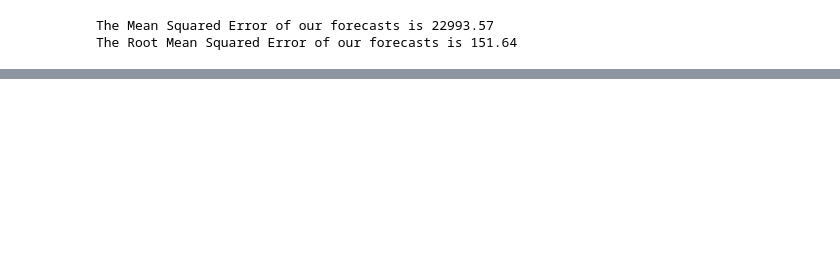
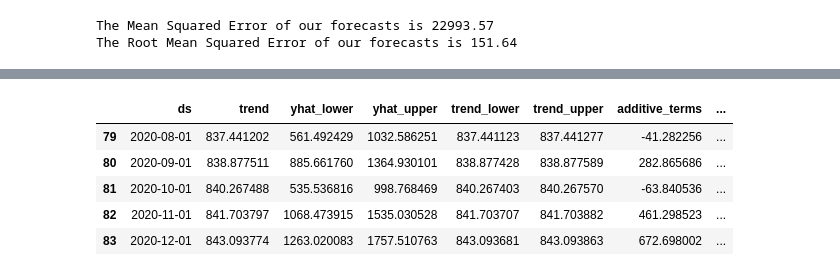
Before and after one commit to aldodec/Time_Series_Analysis, a Jupyter notebook: Time_Series_Analysis.ipynb, the cells around one changed output, grey strips where cells are left out. Saved outputs shown, nothing was run; the diff lists cells and outputs as text; code cells hidden in the pictures; blank space fills up the shorter version.

```diff
--- a/Time_Series_Analysis.ipynb
+++ b/Time_Series_Analysis.ipynb
@@ -227,0 +262,9 @@ plt.show()
+# %%
+forecast.tail()
+# %% [output]
+|  | ds | trend | yhat_lower | yhat_upper | trend_lower | trend_upper | additive_terms | ... |
+| 79 | 2020-08-01 | 837.441202 | 561.492429 | 1032.586251 | 837.441123 | 837.441277 | -41.282256 | ... |
+| 80 | 2020-09-01 | 838.877511 | 885.661760 | 1364.930101 | 838.877428 | 838.877589 | 282.865686 | ... |
+| 81 | 2020-10-01 | 840.267488 | 535.536816 | 998.768469 | 840.267403 | 840.267570 | -63.840536 | ... |
+| 82 | 2020-11-01 | 841.703797 | 1068.473915 | 1535.030528 | 841.703707 | 841.703882 | 461.298523 | ... |
+| 83 | 2020-12-01 | 843.093774 | 1263.020083 | 1757.510763 | 843.093681 | 843.093863 | 672.698002 | ... |
```
Also changed, not shown: parts of 19 cells of this notebook.
